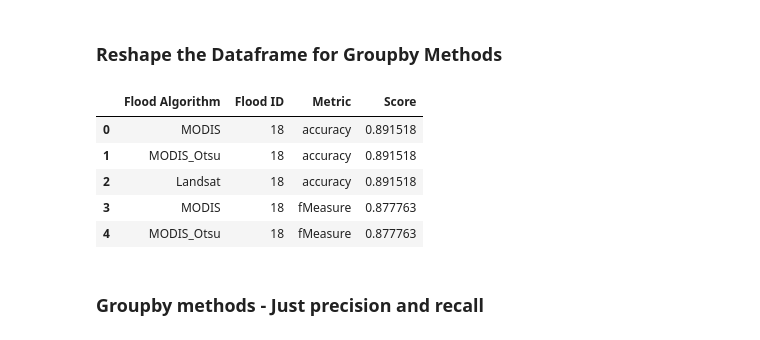
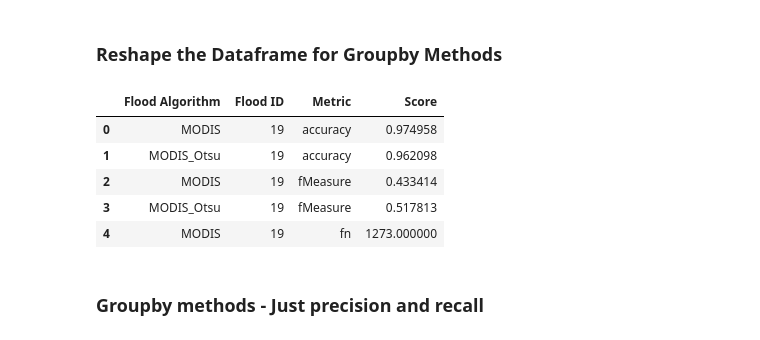
Before and after one commit to catherinekuhn/DFO_Accuracy, a Jupyter notebook: code/Beta_Test.ipynb, the cells around one changed output. Cells and saved outputs as stored; diff of their text form; code cells hidden in the pictures.

```diff
--- a/code/Beta_Test.ipynb
+++ b/code/Beta_Test.ipynb
@@ -17,6 +17,6 @@ import seaborn as sns
 # %%
 %matplotlib inline
 # %%
-%cd /Users/ckuhn/Documents/CloudtoStreet
-dfoMODIS = pd.read_csv('exportTable*.csv', low_memory=False)
+%cd /Users/ckuhn/Documents/DFO_Accuracy/data
+dfoMODIS = pd.read_csv('accuracyStats19.csv', low_memory=False)
 # %% [output]
@@ -100,14 +128,14 @@ plt.show()
 # %% [markdown]
 ### Reshape the Dataframe for Groupby Methods
 # %%
-stats = pd.melt(dfoMODIS, id_vars=['Flood Algorithm','Flood ID'], var_name='Metric', value_name = 'Score')
+stats = pd.melt(df, id_vars=['Flood Algorithm','Flood ID'], var_name='Metric', value_name = 'Score')
 stats.head(5)
 # %% [output]
 |  | Flood Algorithm | Flood ID | Metric | Score |
-| 0 | MODIS | 18 | accuracy | 0.891518 |
-| 1 | MODIS_Otsu | 18 | accuracy | 0.891518 |
-| 2 | Landsat | 18 | accuracy | 0.891518 |
-| 3 | MODIS | 18 | fMeasure | 0.877763 |
-| 4 | MODIS_Otsu | 18 | fMeasure | 0.877763 |
+| 0 | MODIS | 19 | accuracy | 0.974958 |
+| 1 | MODIS_Otsu | 19 | accuracy | 0.962098 |
+| 2 | MODIS | 19 | fMeasure | 0.433414 |
+| 3 | MODIS_Otsu | 19 | fMeasure | 0.517813 |
+| 4 | MODIS | 19 | fn | 1273.000000 |
 # %% [markdown]
 ### Groupby methods - Just precision and recall
```
Also changed, not shown: parts of 9 cells of this notebook, 31 other files.
